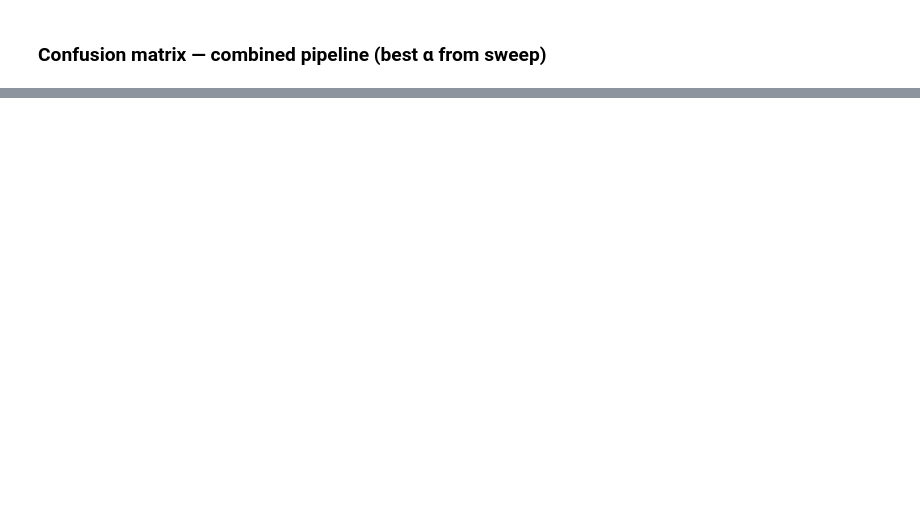
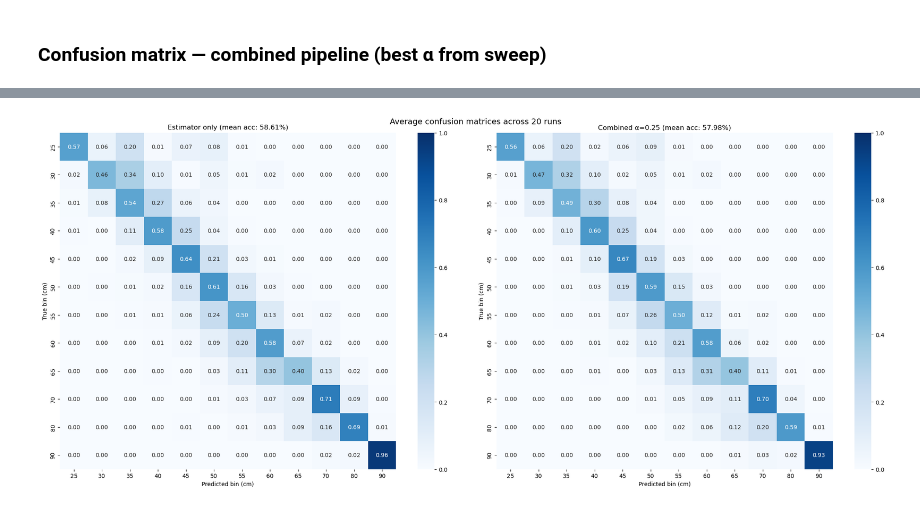
Before and after one commit to mmerioles/safse, a Jupyter notebook: notebooks/combined-model-bins.ipynb, the cells around one changed output, grey strips where cells are left out. Drawn from its saved outputs; the diff is of its cells as text; code cells hidden in the pictures; blank space fills up the shorter version.

```diff
--- a/notebooks/combined-model-bins.ipynb
+++ b/notebooks/combined-model-bins.ipynb
@@ -573,0 +708,20 @@ plt.tight_layout(); plt.show()
+# %%
+# ── Average confusion matrices ────────────────────────────────────────────────
+fig, (ax1, ax2) = plt.subplots(1, 2, figsize=(22, 9))
+
+for ax, cm_accum, title in [
+    (ax1, all_cm_estimator, f'Estimator only (mean acc: {df["estimator_acc"].mean():.2%})'),
+    (ax2, all_cm_combined,  f'Combined α={BEST_ALPHA:.2f} (mean acc: {df["combined_acc"].mean():.2%})'),
+]:
+    avg = cm_accum / NUM_RUNS
+    sns.heatmap(avg, xticklabels=BIN_LABELS, yticklabels=BIN_LABELS,
+                cmap='Blues', annot=True, fmt='.2f', square=True, vmin=0, vmax=1, ax=ax)
+    ax.set_title(title)
+    ax.set_ylabel('True bin (cm)')
+    ax.set_xlabel('Predicted bin (cm)')
+
+plt.suptitle(f'Average confusion matrices across {NUM_RUNS} runs', fontsize=14)
+plt.tight_layout()
+plt.show()
+# %% [output]
+[figure, added]
```
Also changed, not shown: parts of 14 cells of this notebook, 3 other files.
